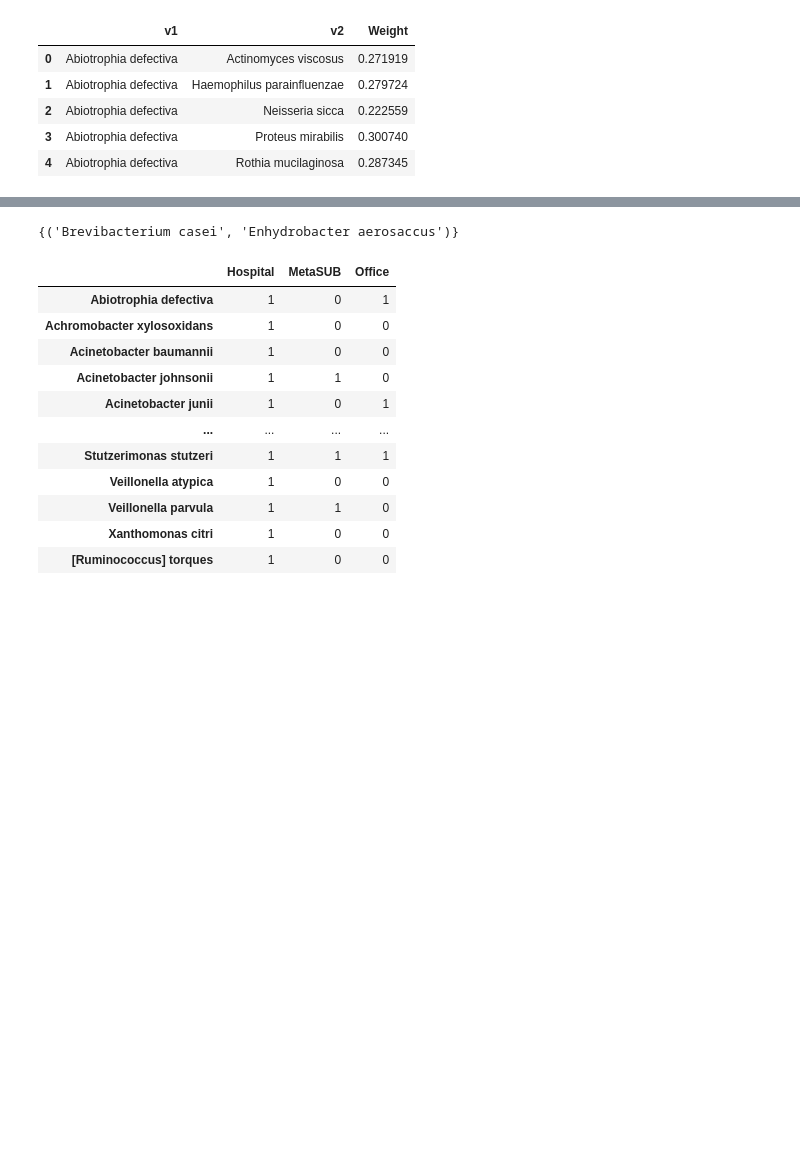
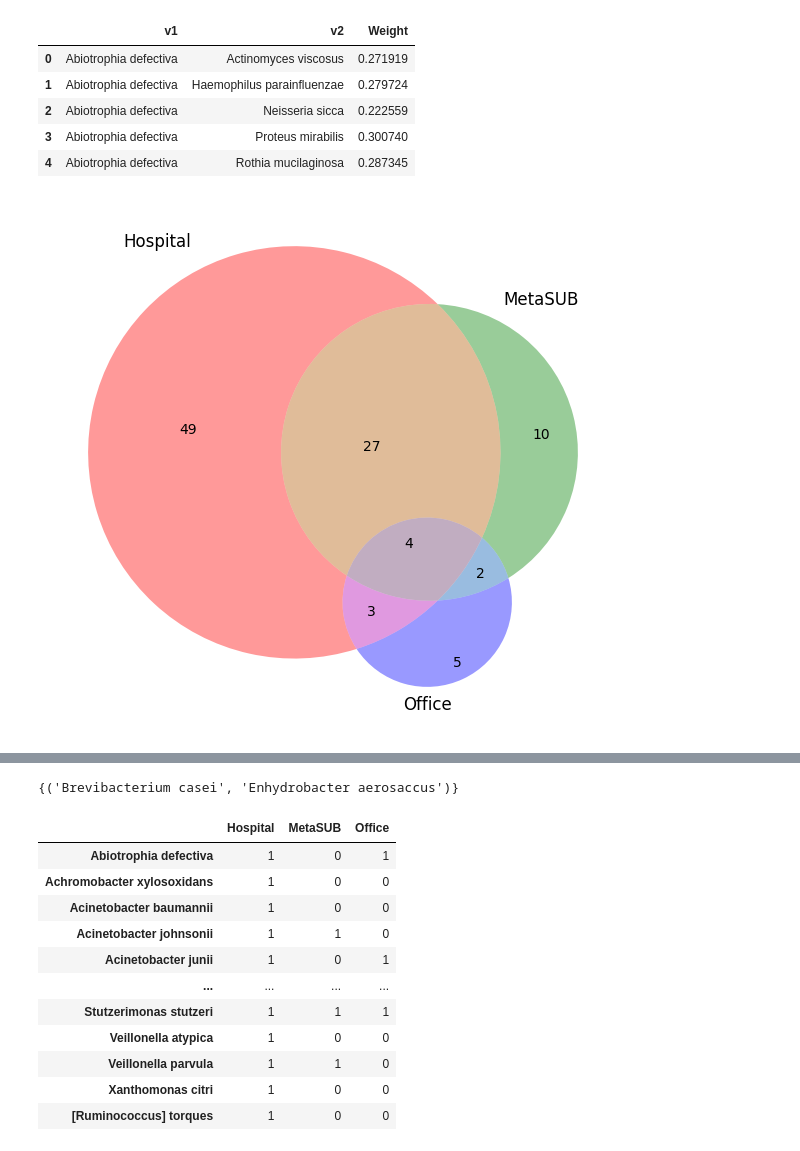
Before and after one commit to RamanLab/Hospital_Microbiome, a Jupyter notebook: 3_Network_properties.ipynb, the cells around one changed output, grey strips where cells are left out. Cells and saved outputs as stored; diff of their text form; code cells hidden in the pictures; blank space fills up the shorter version.

```diff
--- a/3_Network_properties.ipynb
+++ b/3_Network_properties.ipynb
@@ -38,3 +44,12 @@ edges["Hospital"].head()
 | 2 | Abiotrophia defectiva | Neisseria sicca | 0.222559 |
 | 3 | Abiotrophia defectiva | Proteus mirabilis | 0.300740 |
 | 4 | Abiotrophia defectiva | Rothia mucilaginosa | 0.287345 |
+# %%
+# Plot Venn diagram
+plt.figure(figsize=(6, 6))
+venn3(subsets=(nodes["Hospital"], nodes["MetaSUB"], nodes["Office"]),
+      set_labels=("Hospital", "MetaSUB", "Office"))
+plt.tight_layout()
+plt.show()
+# %% [output]
+[figure, added]
```
Also changed, not shown: parts of 13 cells of this notebook, 9 other files.
